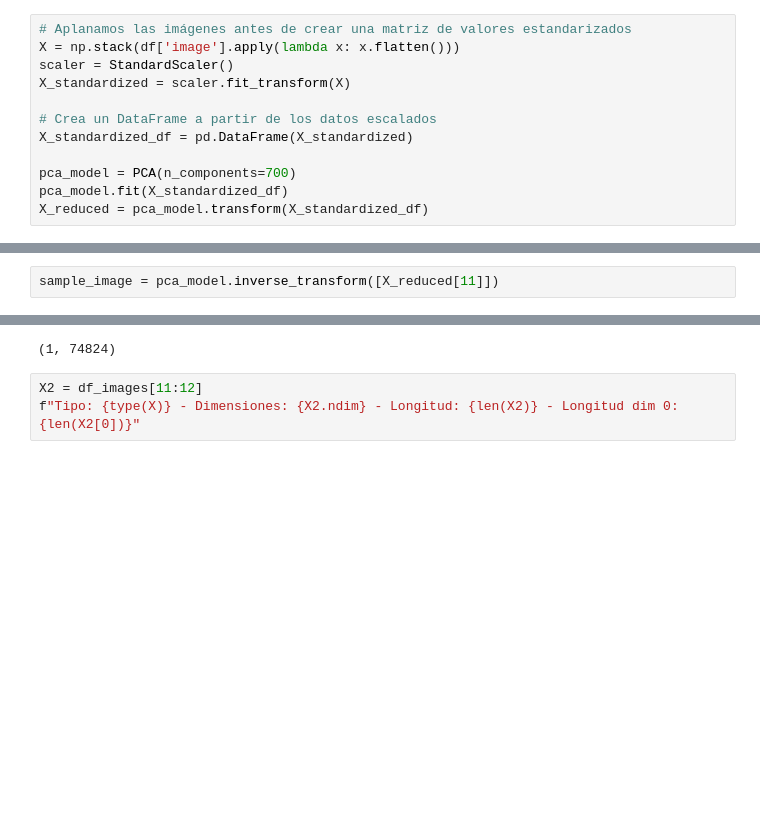
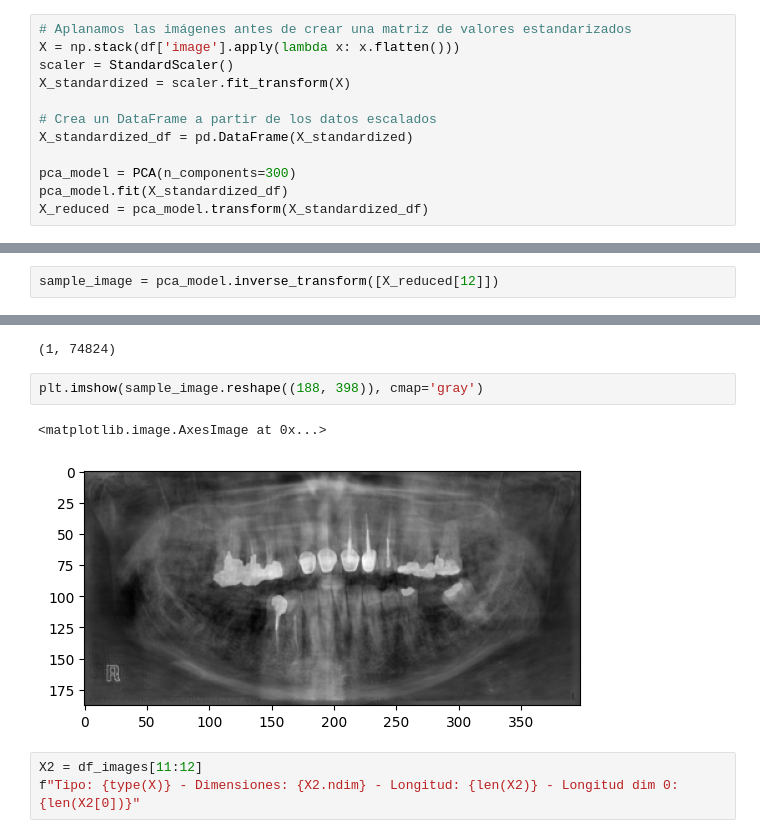
Before and after one commit to MadavR/DentalSegmentation, a Jupyter notebook: Untitled-1.ipynb, the cells around one changed output, grey strips where cells are left out. Cells and saved outputs as stored; diff of their text form; blank space fills up the shorter version.

```diff
--- a/Untitled-1.ipynb
+++ b/Untitled-1.ipynb
@@ -54,7 +70,7 @@ X_standardized = scaler.fit_transform(X)
 # Crea un DataFrame a partir de los datos escalados
 X_standardized_df = pd.DataFrame(X_standardized)
 
-pca_model = PCA(n_components=700)
+pca_model = PCA(n_components=300)
 pca_model.fit(X_standardized_df)
 X_reduced = pca_model.transform(X_standardized_df)
 # %%
@@ -64,9 +80,14 @@ X_reduced.shape
 # %%
-sample_image = pca_model.inverse_transform([X_reduced[11]])
+sample_image = pca_model.inverse_transform([X_reduced[12]])
 # %%
 sample_image.shape
 # %% [output]
 (1, 74824)
+# %%
+plt.imshow(sample_image.reshape((188, 398)), cmap='gray')
+# %% [output]
+<matplotlib.image.AxesImage at 0x...>
+[figure, added]
 # %%
 X2 = df_images[11:12]
 f"Tipo: {type(X)} - Dimensiones: {X2.ndim} - Longitud: {len(X2)} - Longitud dim 0: {len(X2[0])}"
```
Also changed, not shown: parts of 11 cells of this notebook.
